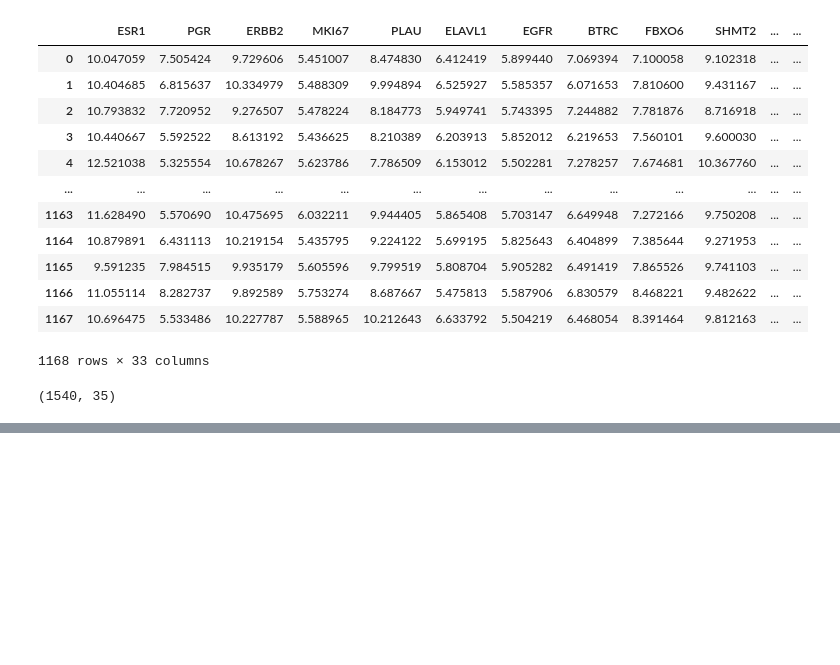
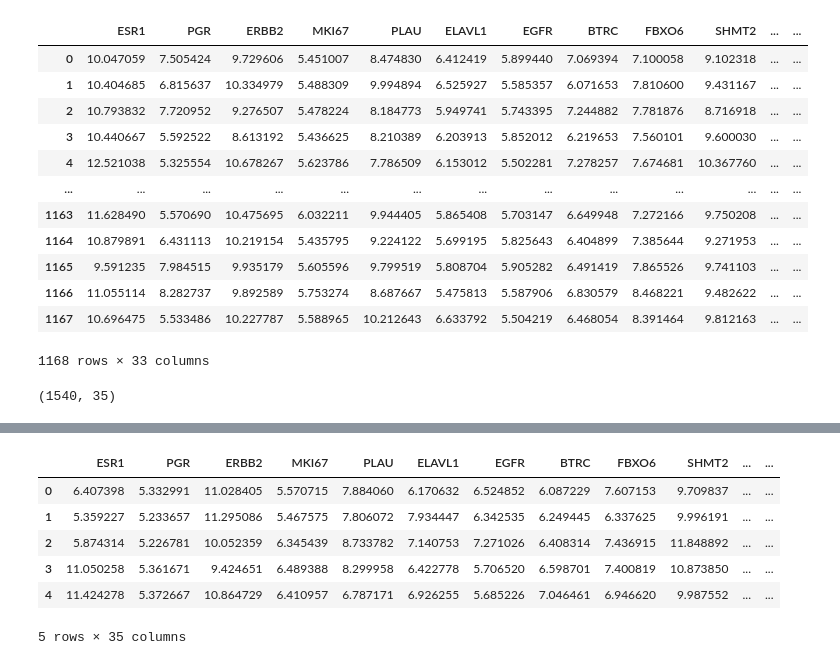
Before and after one commit to DontSlipOnDirt/breast-cancer-dss-prediction, a Jupyter notebook: ssl/scarf.ipynb, the cells around one changed output, grey strips where cells are left out. Drawn from its saved outputs; the diff is of its cells as text; code cells hidden in the pictures; blank space fills up the shorter version.

Commit message:
Uploads validation predictions

```diff
--- a/ssl/scarf.ipynb
+++ b/ssl/scarf.ipynb
@@ -378,0 +382,21 @@ combined_data.shape
+# %%
+validation_ds = SCARFDataset(
+    X=val_data.drop(columns=['Label']),
+    config=config,
+    continuous_cols=numerical_cols,
+    category_cols=categorical_cols)
+
+validation_dl = DataLoader(
+    validation_ds,
+    batch_size,
+    shuffle=False,
+    sampler=SequentialSampler(validation_ds)
+)
+
+preds = trainer.predict(pl_scarf, validation_dl)
+preds = F.softmax(torch.concat([out.cpu() for out in preds]).squeeze(),dim=1)
+
+predicted_labels = preds.argmax(1)
+associated_probabilities = preds[np.arange(preds.shape[0]), predicted_labels]
+
+val_preds = pd.DataFrame({'label': predicted_labels, 'confidence': associated_probabilities})
@@ -378,0 +405,16 @@ combined_data.shape
+# %%
+val_df = pd.read_csv(VAL_DATA_PATH)
+val_df = val_df.drop(columns=['Label'])
+
+val_df['Label'] = predicted_labels
+val_df['Confidence'] = associated_probabilities
+
+val_df.head()
+# %% [output]
+|  | ESR1 | PGR | ERBB2 | MKI67 | PLAU | ELAVL1 | EGFR | BTRC | FBXO6 | SHMT2 | ... | ... |
+| 0 | 6.407398 | 5.332991 | 11.028405 | 5.570715 | 7.884060 | 6.170632 | 6.524852 | 6.087229 | 7.607153 | 9.709837 | ... | ... |
+| 1 | 5.359227 | 5.233657 | 11.295086 | 5.467575 | 7.806072 | 7.934447 | 6.342535 | 6.249445 | 6.337625 | 9.996191 | ... | ... |
+| 2 | 5.874314 | 5.226781 | 10.052359 | 6.345439 | 8.733782 | 7.140753 | 7.271026 | 6.408314 | 7.436915 | 11.848892 | ... | ... |
+| 3 | 11.050258 | 5.361671 | 9.424651 | 6.489388 | 8.299958 | 6.422778 | 5.706520 | 6.598701 | 7.400819 | 10.873850 | ... | ... |
+| 4 | 11.424278 | 5.372667 | 10.864729 | 6.410957 | 6.787171 | 6.926255 | 5.685226 | 7.046461 | 6.946620 | 9.987552 | ... | ... |
+5 rows × 35 columns
```
Also changed, not shown: parts of 5 cells of this notebook, 3 other files.
